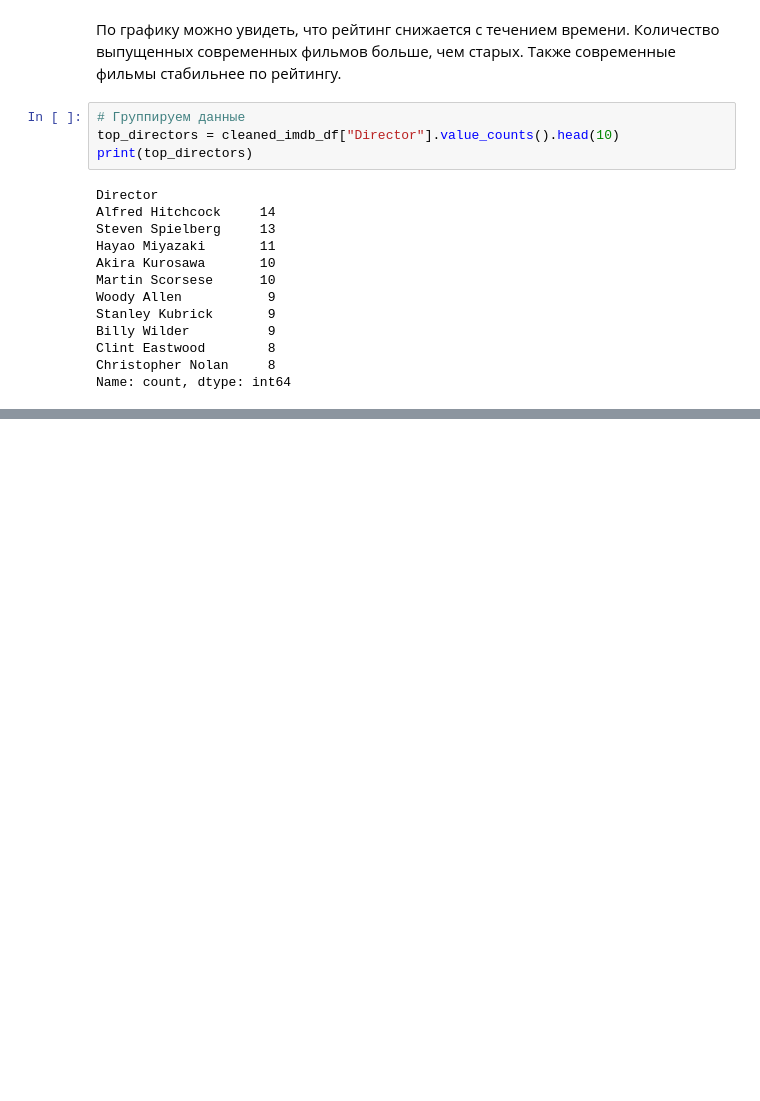
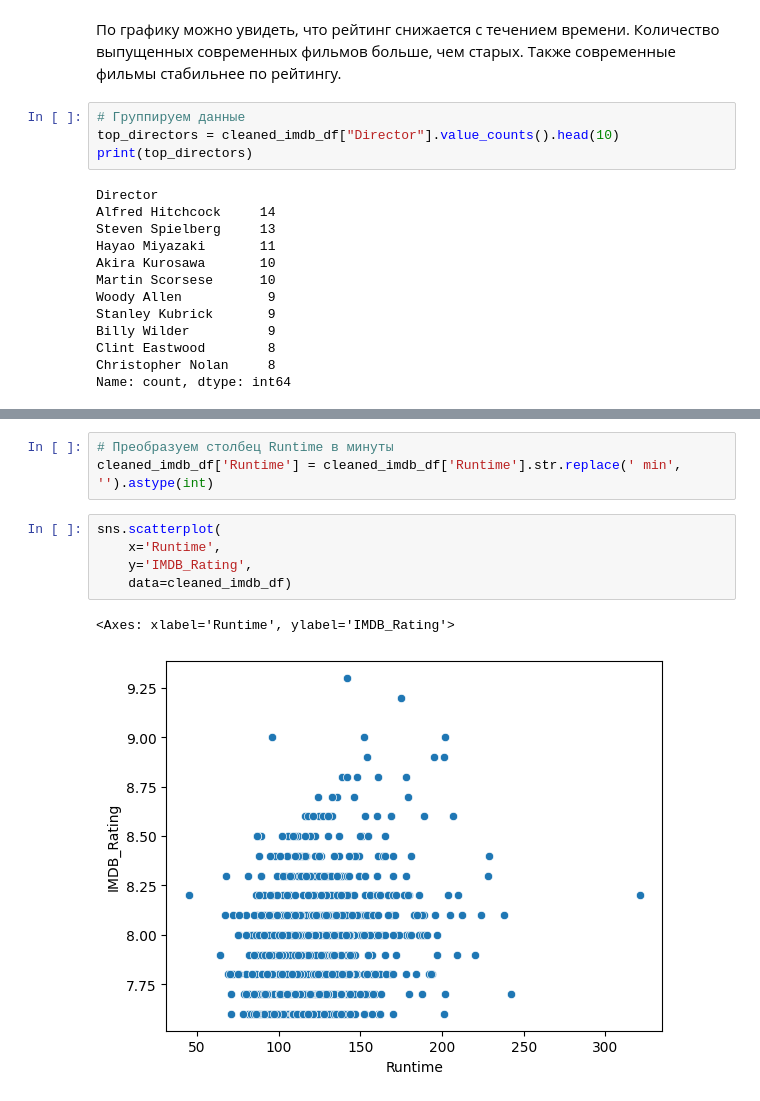
Before and after one commit to Denis-Egorov/Movie-dataset-analysis, a Jupyter notebook: analysis.ipynb, the cells around one changed output, grey strips where cells are left out. Saved outputs shown, nothing was run; the diff lists cells and outputs as text; blank space fills up the shorter version.

```diff
--- a/analysis.ipynb
+++ b/analysis.ipynb
@@ -161,0 +167,11 @@ plt.show()
+# %%
+# Преобразуем столбец Runtime в минуты
+cleaned_imdb_df['Runtime'] = cleaned_imdb_df['Runtime'].str.replace(' min', '').astype(int)
+# %%
+sns.scatterplot(
+    x='Runtime',
+    y='IMDB_Rating',
+    data=cleaned_imdb_df)
+# %% [output]
+<Axes: xlabel='Runtime', ylabel='IMDB_Rating'>
+[figure, added]
```
Also changed, not shown: parts of 7 cells of this notebook, 2 other files.
